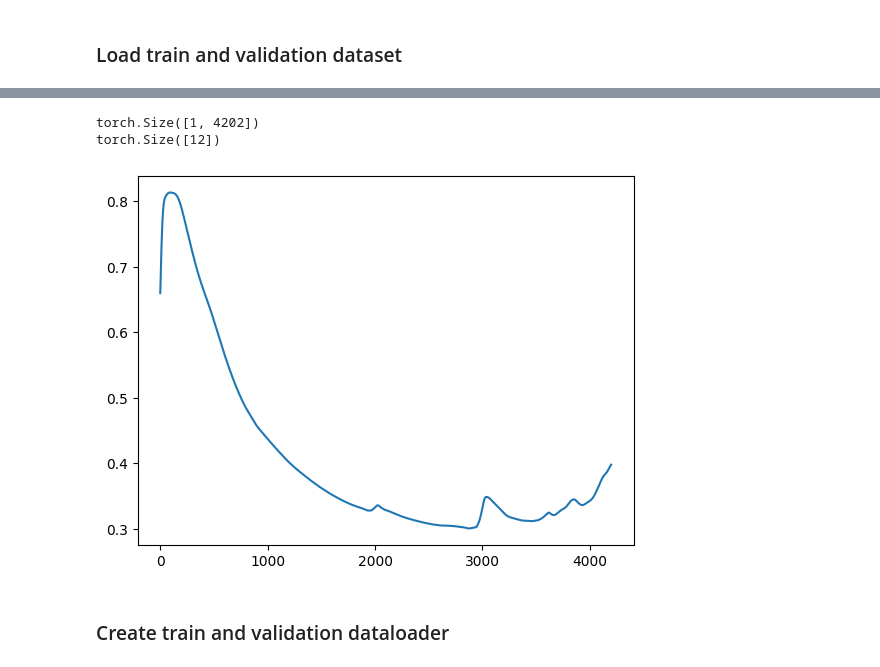
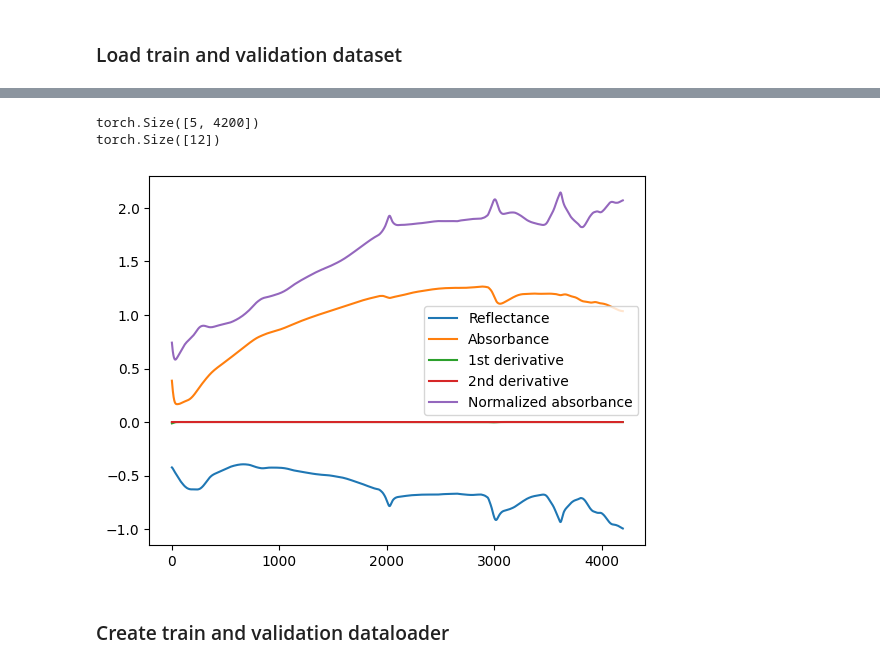
Before and after one commit to andypalmi/unimib, a Jupyter notebook: BigImaging/00_exercises/lab06/lab04_lucas_partial.ipynb, the cells around one changed output, grey strips where cells are left out. Saved outputs shown, nothing was run; the diff lists cells and outputs as text; code cells hidden in the pictures.

Commit message:
big imaging lucas updated 5 channels

```diff
--- a/BigImaging/00_exercises/lab06/lab04_lucas_partial.ipynb
+++ b/BigImaging/00_exercises/lab06/lab04_lucas_partial.ipynb
@@ -93,5 +95,36 @@ y_test = y_scaler.transform(y_test)
 # %% [markdown]
 ### Load train and validation dataset
+# %%
+class Dataset(torch.utils.data.Dataset):
+
+    def __init__(self, df, target, contains_GPS=True):
+        self.data = torch.tensor(df, dtype=torch.float32).unsqueeze(1) # unsqueeze to add channel dimension
+        self.data = self.data.expand(-1, 5, -1).clone() # expand to add features dimension
+        unscaled_data = X_scaler.inverse_transform(self.data[:, 0, :])
+
+        self.data[:, 1, :] = torch.log(1 / torch.tensor(unscaled_data, dtype=torch.float32)) # Absorbance
+        if contains_GPS:
+            self.data[:, 1, -2:] = torch.tensor(unscaled_data[:, -2:], dtype=torch.float32) # GPS data
+
+        first_derivative = torch.gradient(self.data[:, 1, :], dim=1)[0]
+        second_derivative = torch.gradient(first_derivative, dim=1)[0]
+        mean = torch.mean(self.data[:, 1, :], dim=0)
+        std = torch.std(self.data[:, 1, :], dim=0)
+        print('mean ', mean.shape, mean)
+        print('std ', std.shape, std)
+
+        self.data[:, 2, :] = first_derivative # Absorbance + 1st derivative
+        self.data[:, 3, :] = second_derivative # Absorbance + 2nd derivative
+        self.data[:, 4, :] = self.data[:, 1, :] + (self.data[:, 1, :] - mean) / std # Absorbance + normalized absorbance
+        print('4 - ', self.data[1, :, -5:])
+        self.target = torch.tensor(target, dtype=torch.float32)
+
+    def __len__(self):
+        # here i will return the number of samples in the dataset
+        return len(self.data)
+
+    def __getitem__(self, idx):
+        return self.data[idx], self.target[idx]
 # %%
 train_ds = Dataset(X_train, y_train)
 val_ds = Dataset(X_val, y_val)
@@ -104,18 +154,20 @@ nr_features
 # %%
 # get first item
-inp, out = val_ds.__getitem__(100)
+inp, out = train_ds.__getitem__(1)
 # print shapes
 print(inp.shape)
 print(out.shape)
+plt.plot(inp[0, :-4])
+plt.plot(inp[1, :-4])
+plt.plot(inp[2, :-4])
+plt.plot(inp[3, :-4])
+plt.plot(inp[4, :-4])
+plt.legend(['Reflectance', 'Absorbance', '1st derivative', '2nd derivative', 'Normalized absorbance'])
+plt.show()
 # %% [output]
-torch.Size([1, 4202])
+torch.Size([5, 4200])
 torch.Size([12])
+[figure, added]
-# %%
-# plot first sample
-plt.plot(X_scaler.inverse_transform(inp)[0, :-2])
-plt.show()
-# %% [output]
-[figure, removed]
 # %% [markdown]
 ### Create train and validation dataloader
 # %%
```
Also changed, not shown: parts of 9 cells of this notebook, 6 other files.
